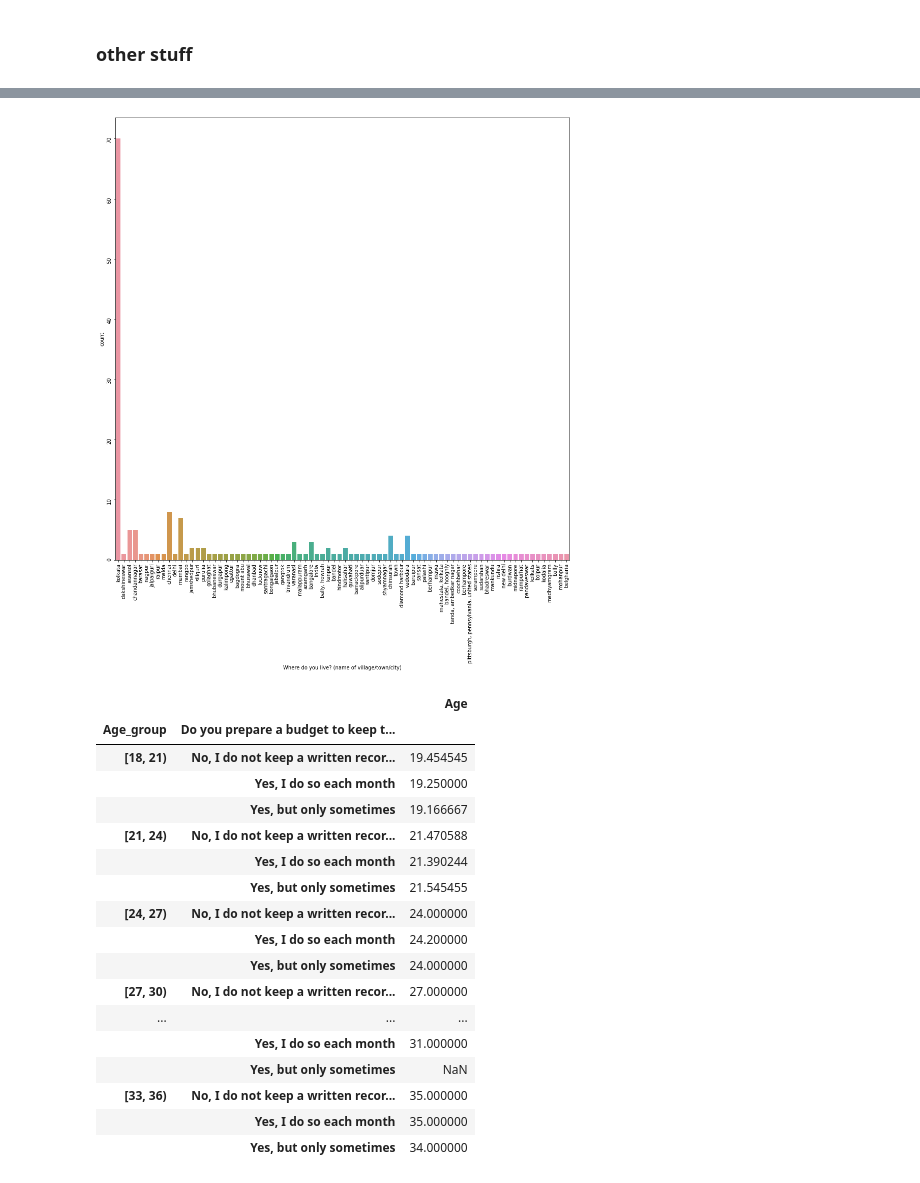
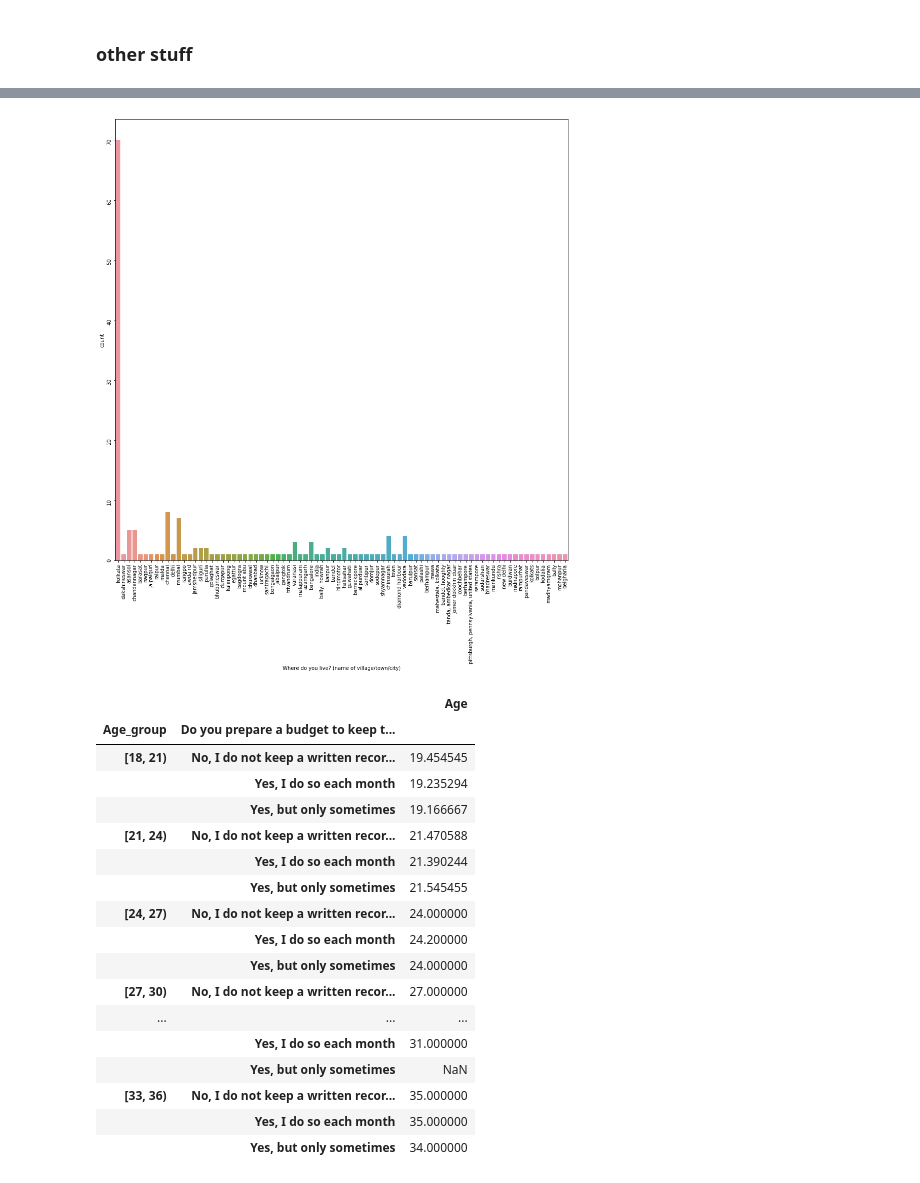
Before and after one commit to Roudranil/Financial-Literacy-project, a Jupyter notebook: eda.ipynb, the cells around one changed output, grey strips where cells are left out. Drawn from its saved outputs; the diff is of its cells as text; code cells hidden in the pictures.

```diff
--- a/eda.ipynb
+++ b/eda.ipynb
@@ -7,13 +6,12 @@ import seaborn as sns
 # %%
 data = pd.read_csv("responses (55).csv")
 data.drop(columns=['Timestamp'], inplace=True)
-data.drop(index=[21, 129], inplace=True)
-data.loc[62, 'Sex'] = data.loc[136, 'Sex'] = 'Other'
+data.loc[21, 'Sex'] = data.loc[62, 'Sex'] = data.loc[129, 'Sex'] = data.loc[136, 'Sex'] = 'Other'
 data['Where do you live? (name of village/town/city)'] = data['Where do you live? (name of village/town/city)'].apply(lambda x: x.strip().lower())
 # %%
 working_data = data.copy()
 # %%
-plt.rcParams['figure.figsize'] = 16, 16
+#plt.rcParams['figure.figsize'] = 16, 16
 # %% [markdown]
 ### column renaming
 # %%
@@ -127,8 +127,9 @@ Name: Where do you live? (name of village/town/city), Length: 80, dtype: bool
 # %%
-sns.countplot(data=data, x='Where do you live? (name of village/town/city)')
+plt.figure(figsize = (16,16))
+sns.countplot(data['Where do you live? (name of village/town/city)'])
 plt.tick_params(rotation = 90)
 # %% [output]
-[figure, old version]
+[figure, new version]
 # %%
 y = 'How do you keep track of your monthly expenses?'
 x = 'Age'
@@ -142,7 +143,7 @@ working_data.groupby(['Age_group', 'Do you prepare a budget to keep track of nec
 |  |  | Age |
 | Age_group | Do you prepare a budget to keep t... |  |
 | [18, 21) | No, I do not keep a written recor... | 19.454545 |
-|  | Yes, I do so each month | 19.250000 |
+|  | Yes, I do so each month | 19.235294 |
 |  | Yes, but only sometimes | 19.166667 |
 | [21, 24) | No, I do not keep a written recor... | 21.470588 |
 |  | Yes, I do so each month | 21.390244 |
```
Also changed, not shown: parts of 16 cells of this notebook.
